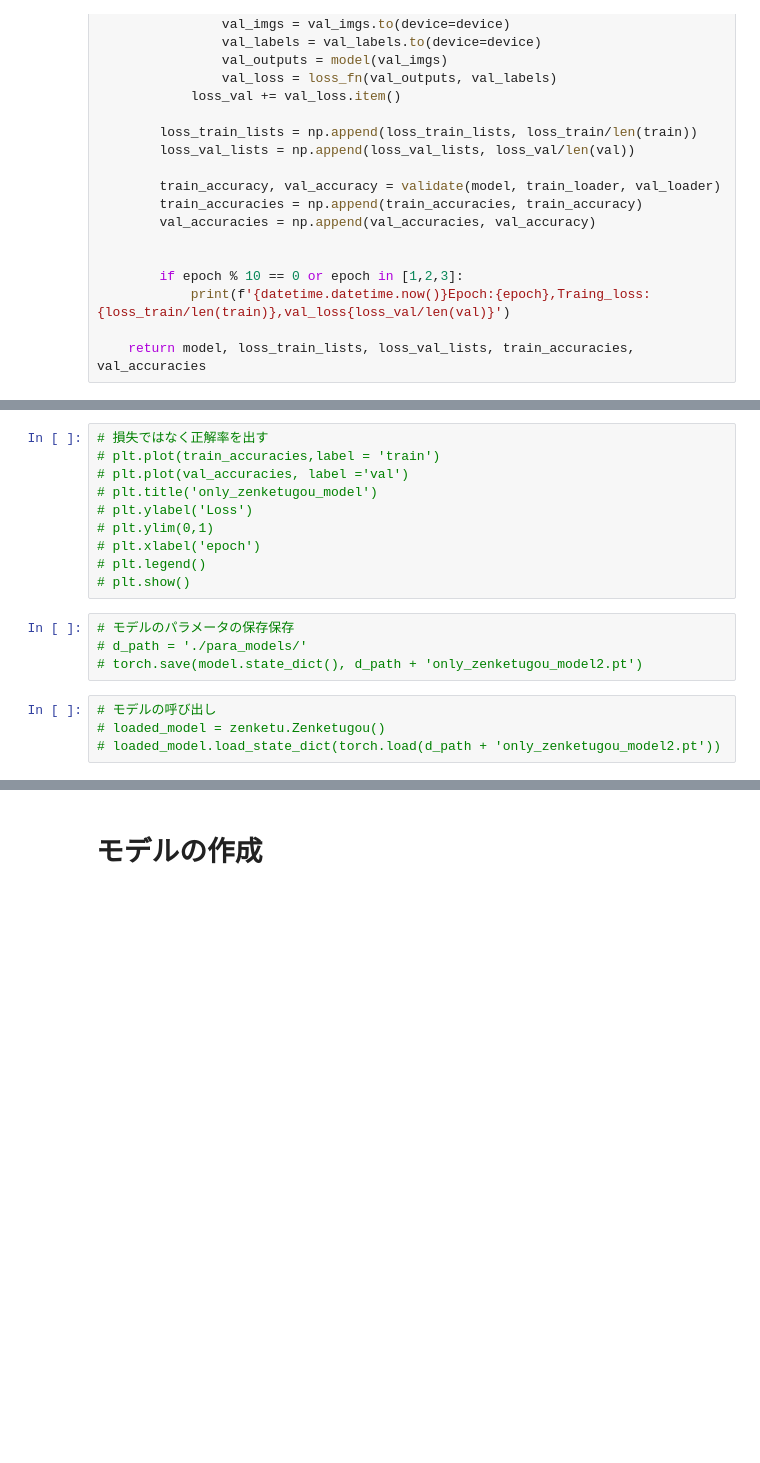
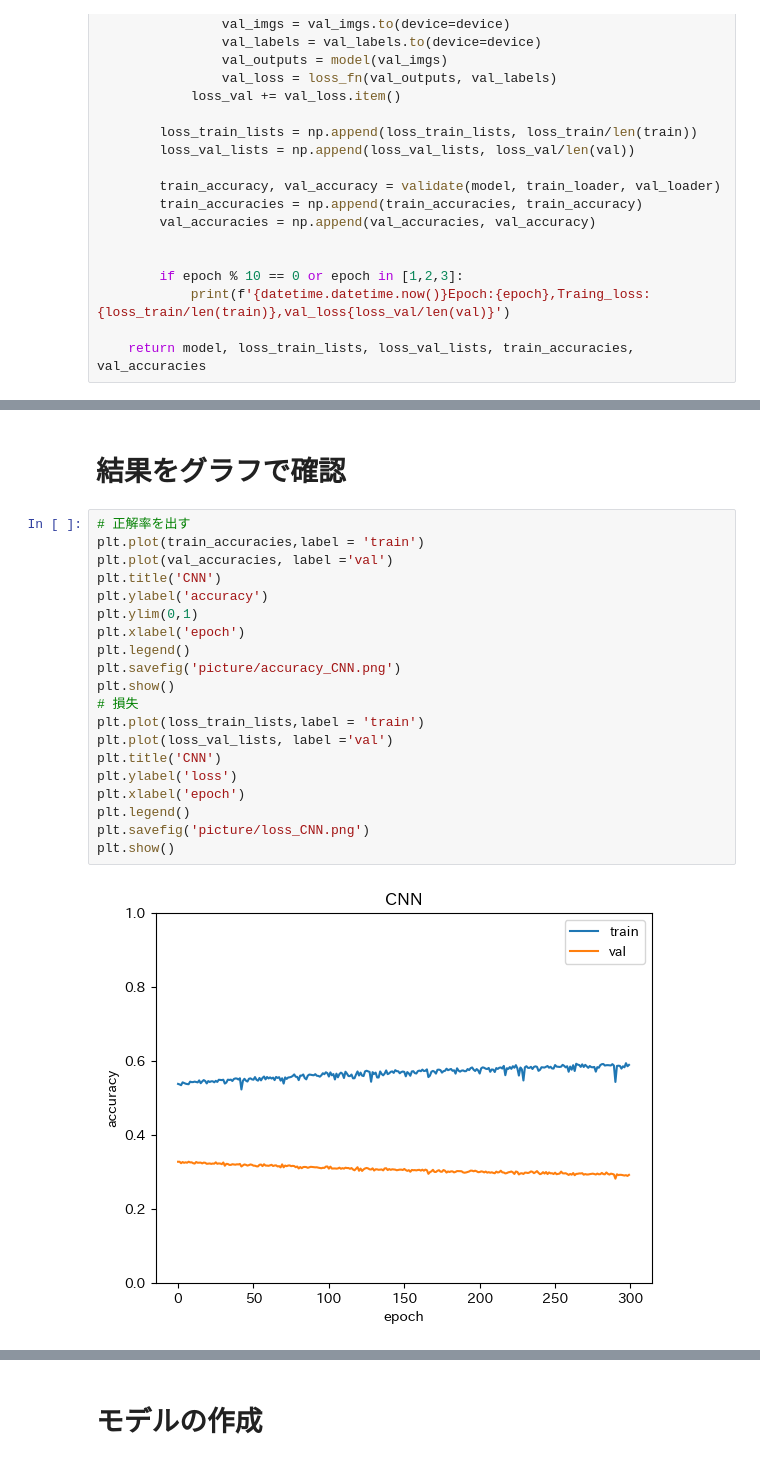
Before and after one commit to harukicode0/Studying_Image_Recognition, a Jupyter notebook: 構築用シート.ipynb, the cells around one changed output, grey strips where cells are left out. Cells and saved outputs as stored; diff of their text form; blank space fills up the shorter version.

```diff
--- a/構築用シート.ipynb
+++ b/構築用シート.ipynb
@@ -357,18 +371,24 @@ model,loss_train_lists, loss_val_lists, train_accuracies,val_accuracies = train_
-# %%
-# 損失ではなく正解率を出す
-# plt.plot(train_accuracies,label = 'train')
-# plt.plot(val_accuracies, label ='val')
-# plt.title('only_zenketugou_model')
-# plt.ylabel('Loss')
-# plt.ylim(0,1)
-# plt.xlabel('epoch')
-# plt.legend()
-# plt.show()
-# %%
-# モデルのパラメータの保存保存
-# d_path = './para_models/'
-# torch.save(model.state_dict(), d_path + 'only_zenketugou_model2.pt')
-# %%
-# モデルの呼び出し
-# loaded_model = zenketu.Zenketugou()
-# loaded_model.load_state_dict(torch.load(d_path + 'only_zenketugou_model2.pt'))
+# %% [markdown]
+# 結果をグラフで確認
+# %%
+# 正解率を出す
+plt.plot(train_accuracies,label = 'train')
+plt.plot(val_accuracies, label ='val')
+plt.title('CNN')
+plt.ylabel('accuracy')
+plt.ylim(0,1)
+plt.xlabel('epoch')
+plt.legend()
+plt.savefig('picture/accuracy_CNN.png')
+plt.show()
+# 損失
+plt.plot(loss_train_lists,label = 'train')
+plt.plot(loss_val_lists, label ='val')
+plt.title('CNN')
+plt.ylabel('loss')
+plt.xlabel('epoch')
+plt.legend()
+plt.savefig('picture/loss_CNN.png')
+plt.show()
+# %% [output]
+[figure, added]
```
Also changed, not shown: parts of 18 cells of this notebook, 13 other files.
